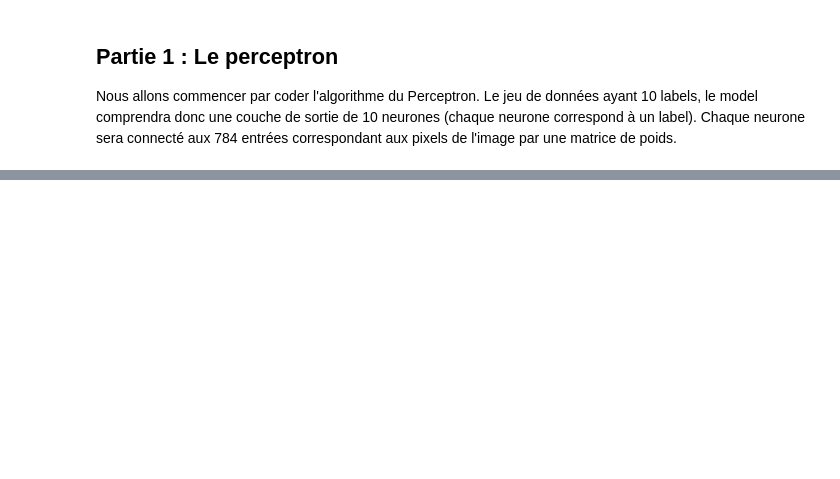
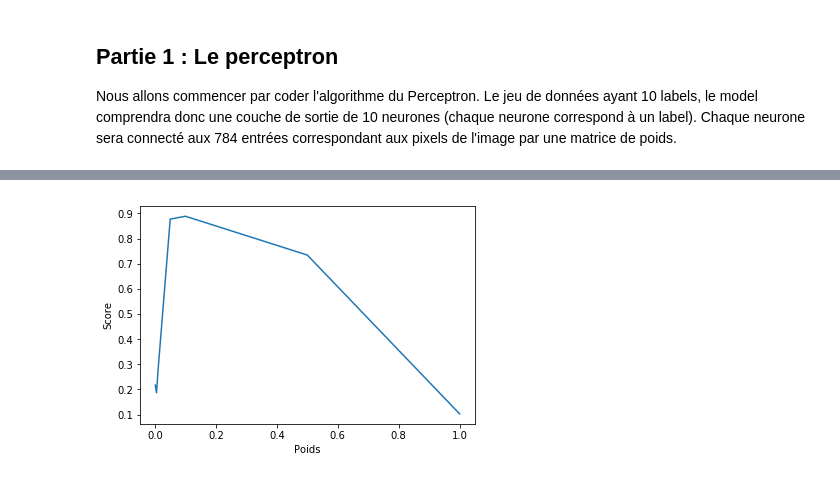
Before and after one commit to AlexisPister/Neural_network_IABI, a Jupyter notebook: TP1.ipynb, the cells around one changed output, grey strips where cells are left out. Saved outputs shown, nothing was run; the diff lists cells and outputs as text; code cells hidden in the pictures; blank space fills up the shorter version.

```diff
--- a/TP1.ipynb
+++ b/TP1.ipynb
@@ -338,0 +496,17 @@ tensor([[2., 2., 2.],
+# %%
+%%time
+# # IMPACT DES POIDS
+Poids = [0.001, 0.005, 0.01, 0.05, 0.1, 0.5, 1]
+Scores = []
+for poids in Poids:
+    Dn = Deep_network(train_loader, test_loader, nbCouches = len(layers), nbLabels = 10,
+                  taille_entree = 784, tailles_couches = [100, 30, 10], poids = poids)
+    Dn.training(nbImages = 10000, eta=0.1)
+    score = Dn.run(0)
+    Scores.append(score)
+plt.plot(Poids, Scores)
+plt.xlabel("Poids")
+plt.ylabel("Score")
+plt.show()
+# %% [output]
+[figure, added]
```
Also changed, not shown: parts of 21 cells of this notebook.
